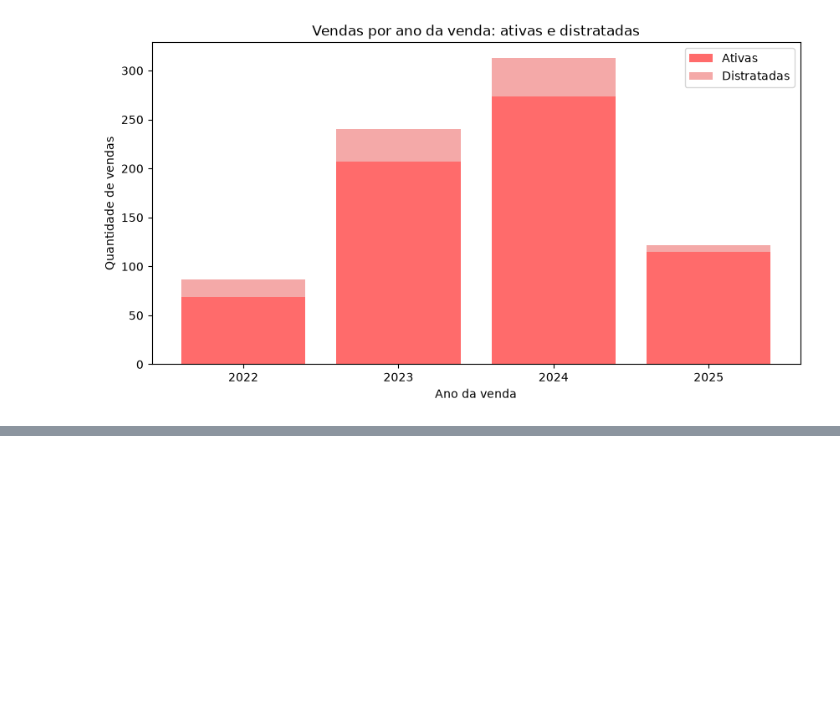
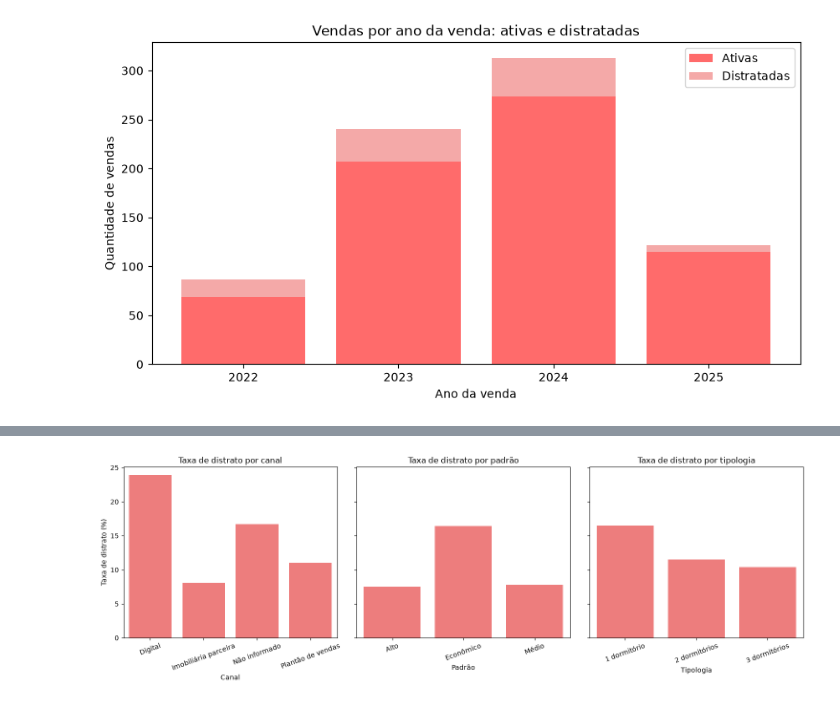
Before and after one commit to ricardo-paganini/construction-powerbi-dashboard, a Jupyter notebook: construction_analysis.ipynb, the cells around one changed output, grey strips where cells are left out. Cells and saved outputs as stored; diff of their text form; code cells hidden in the pictures; blank space fills up the shorter version.

Commit message:
Add cancellation analysis by channel, standard and typology

```diff
--- a/construction_analysis.ipynb
+++ b/construction_analysis.ipynb
@@ -565,0 +633,15 @@ plt.show()
+# %%
+fig, axes = plt.subplots(1, 3, figsize=(15, 5), sharey=True)
+
+for ax, dimension in zip(axes, ['Canal', 'Padrão', 'Tipologia']):
+    data = cancellations[cancellations['dimension'] == dimension]
+    sns.barplot(data=data, x='category', y='cancel_rate_pct', color='#FF6B6B', ax=ax)
+    ax.set_title(f'Taxa de distrato por {dimension.lower()}')
+    ax.set_xlabel(dimension)
+    ax.set_ylabel('Taxa de distrato (%)')
+    ax.tick_params(axis='x', rotation=20)
+
+plt.tight_layout()
+plt.show()
+# %% [output]
+[figure, added]
```
Also changed, not shown: parts of 3 cells of this notebook.
